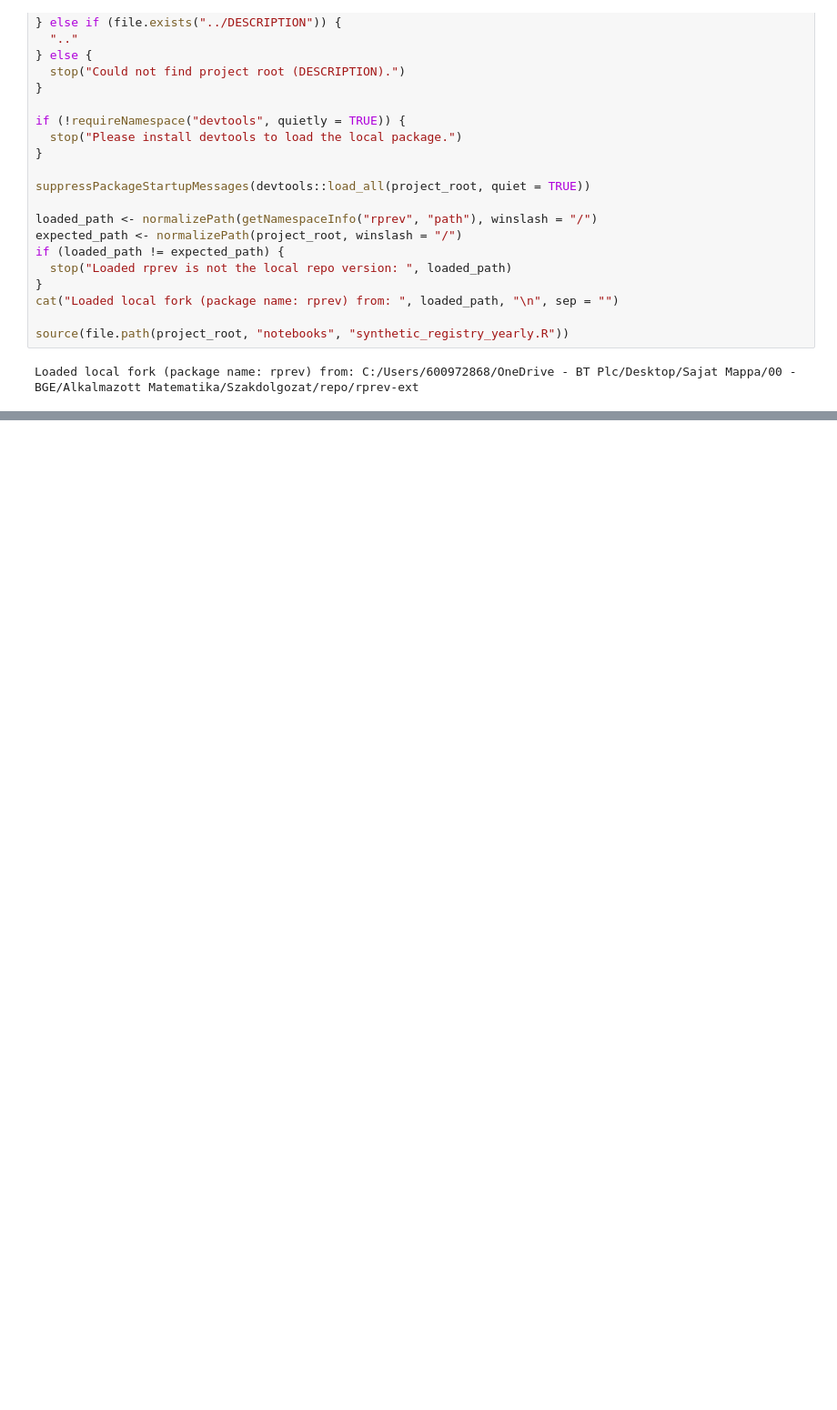
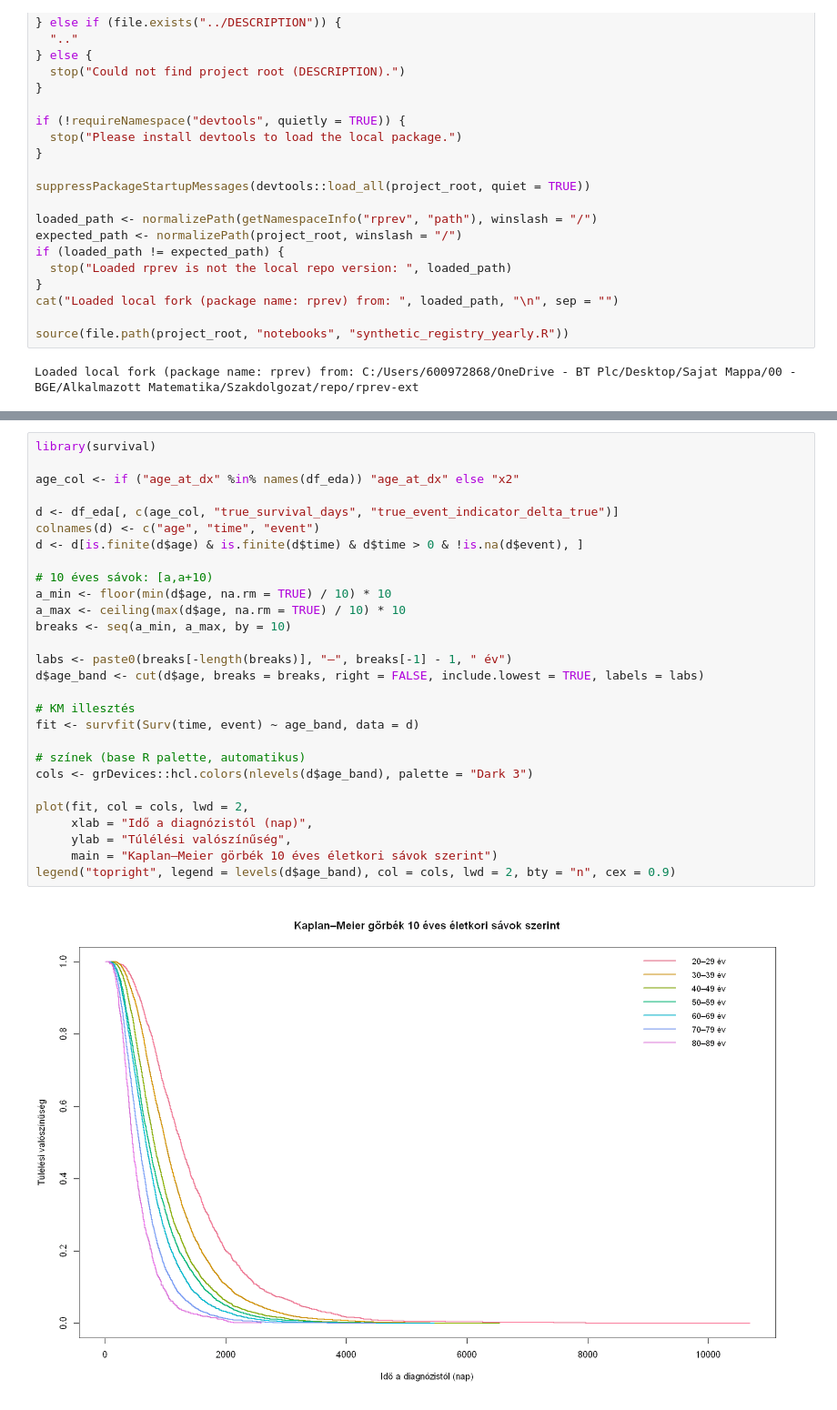
Before and after one commit to lrado1/rprev-ext, a Jupyter notebook: notebooks/synthetic_registry_yearly.ipynb, the cells around one changed output, grey strips where cells are left out. Shown at 91% size. Drawn from its saved outputs; the diff is of its cells as text; blank space fills up the shorter version.

```diff
--- a/notebooks/synthetic_registry_yearly.ipynb
+++ b/notebooks/synthetic_registry_yearly.ipynb
@@ -201,0 +465,30 @@ A data.frame: 5 × 9
+# %%
+library(survival)
+
+age_col <- if ("age_at_dx" %in% names(df_eda)) "age_at_dx" else "x2"
+
+d <- df_eda[, c(age_col, "true_survival_days", "true_event_indicator_delta_true")]
+colnames(d) <- c("age", "time", "event")
+d <- d[is.finite(d$age) & is.finite(d$time) & d$time > 0 & !is.na(d$event), ]
+
+# 10 éves sávok: [a,a+10)
+a_min <- floor(min(d$age, na.rm = TRUE) / 10) * 10
+a_max <- ceiling(max(d$age, na.rm = TRUE) / 10) * 10
+breaks <- seq(a_min, a_max, by = 10)
+
+labs <- paste0(breaks[-length(breaks)], "–", breaks[-1] - 1, " év")
+d$age_band <- cut(d$age, breaks = breaks, right = FALSE, include.lowest = TRUE, labels = labs)
+
+# KM illesztés
+fit <- survfit(Surv(time, event) ~ age_band, data = d)
+
+# színek (base R palette, automatikus)
+cols <- grDevices::hcl.colors(nlevels(d$age_band), palette = "Dark 3")
+
+plot(fit, col = cols, lwd = 2,
+     xlab = "Idő a diagnózistól (nap)",
+     ylab = "Túlélési valószínűség",
+     main = "Kaplan–Meier görbék 10 éves életkori sávok szerint")
+legend("topright", legend = levels(d$age_band), col = cols, lwd = 2, bty = "n", cex = 0.9)
+# %% [output]
+[figure, added]
```
Also changed, not shown: parts of 28 cells of this notebook.
